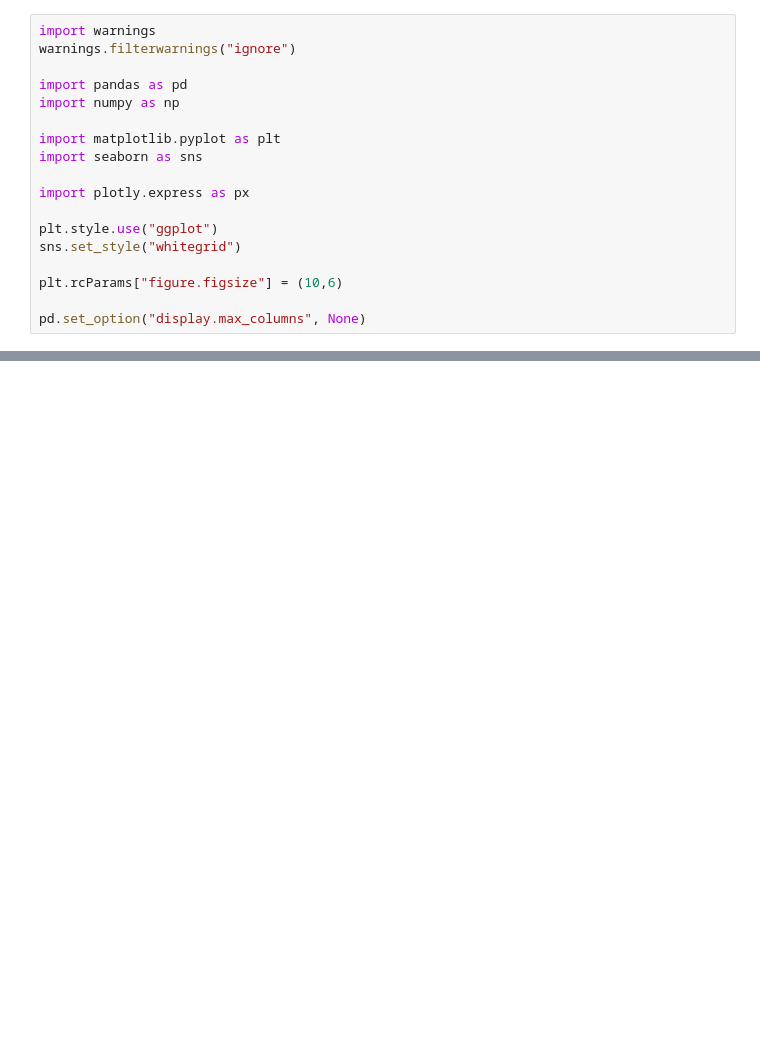
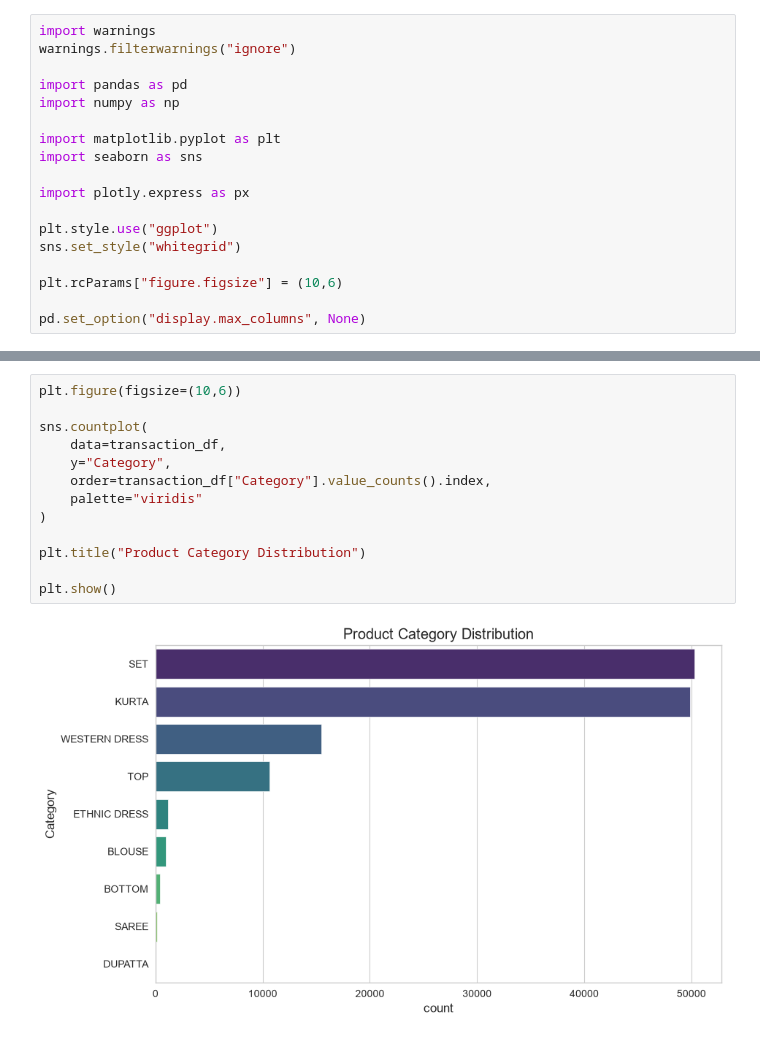
Before and after one commit to CharukaNWickramarachchi/Fashion-Retail-Reorder-Prediction, a Jupyter notebook: notebooks/01_EDA.ipynb, the cells around one changed output, grey strips where cells are left out. Cells and saved outputs as stored; diff of their text form; blank space fills up the shorter version.

```diff
--- a/notebooks/01_EDA.ipynb
+++ b/notebooks/01_EDA.ipynb
@@ -911,0 +226,15 @@ plt.show()
+# %%
+plt.figure(figsize=(10,6))
+
+sns.countplot(
+    data=transaction_df,
+    y="Category",
+    order=transaction_df["Category"].value_counts().index,
+    palette="viridis"
+)
+
+plt.title("Product Category Distribution")
+
+plt.show()
+# %% [output]
+[figure, added]
```
Also changed, not shown: parts of 101 cells of this notebook, 1 other file.
